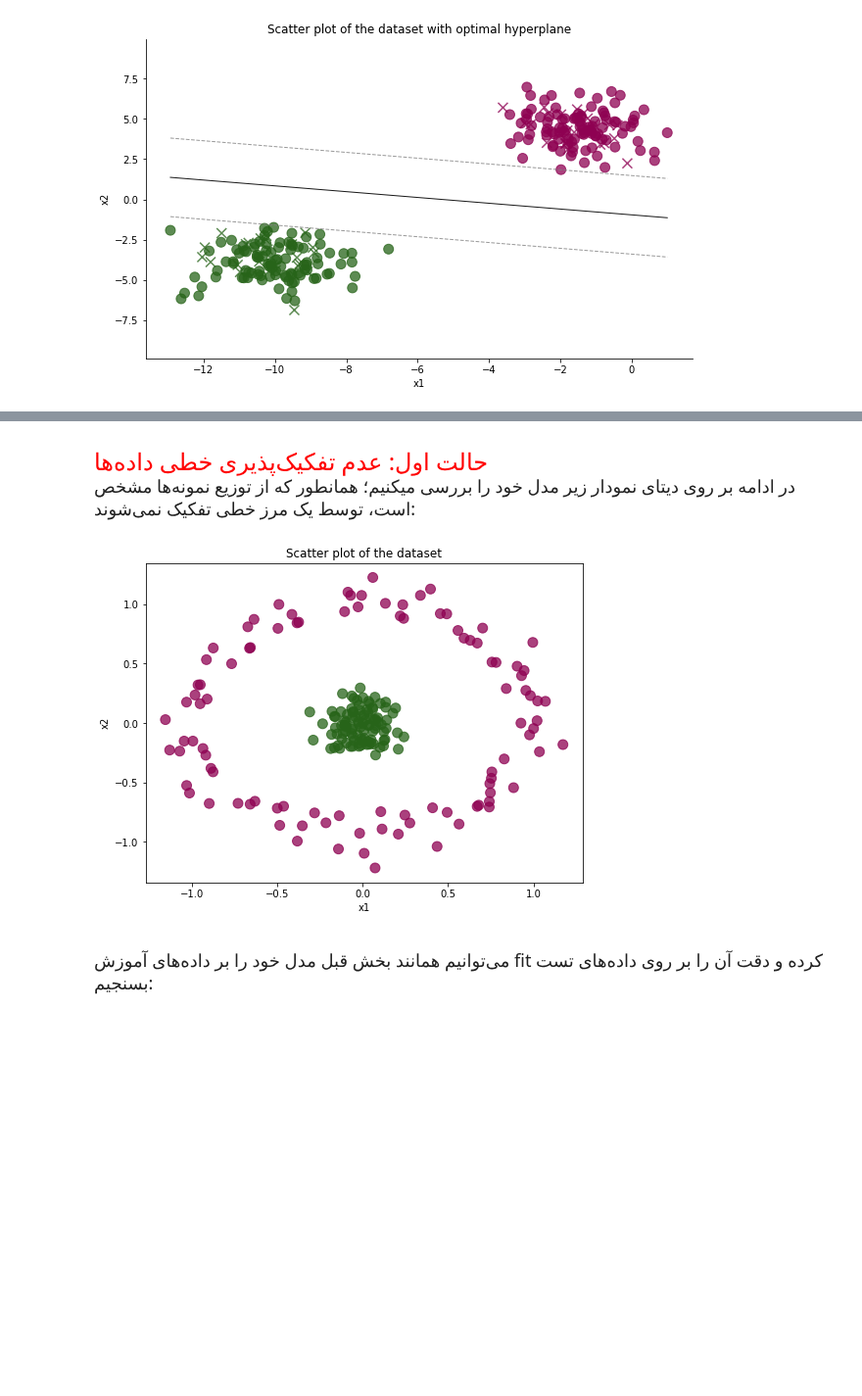
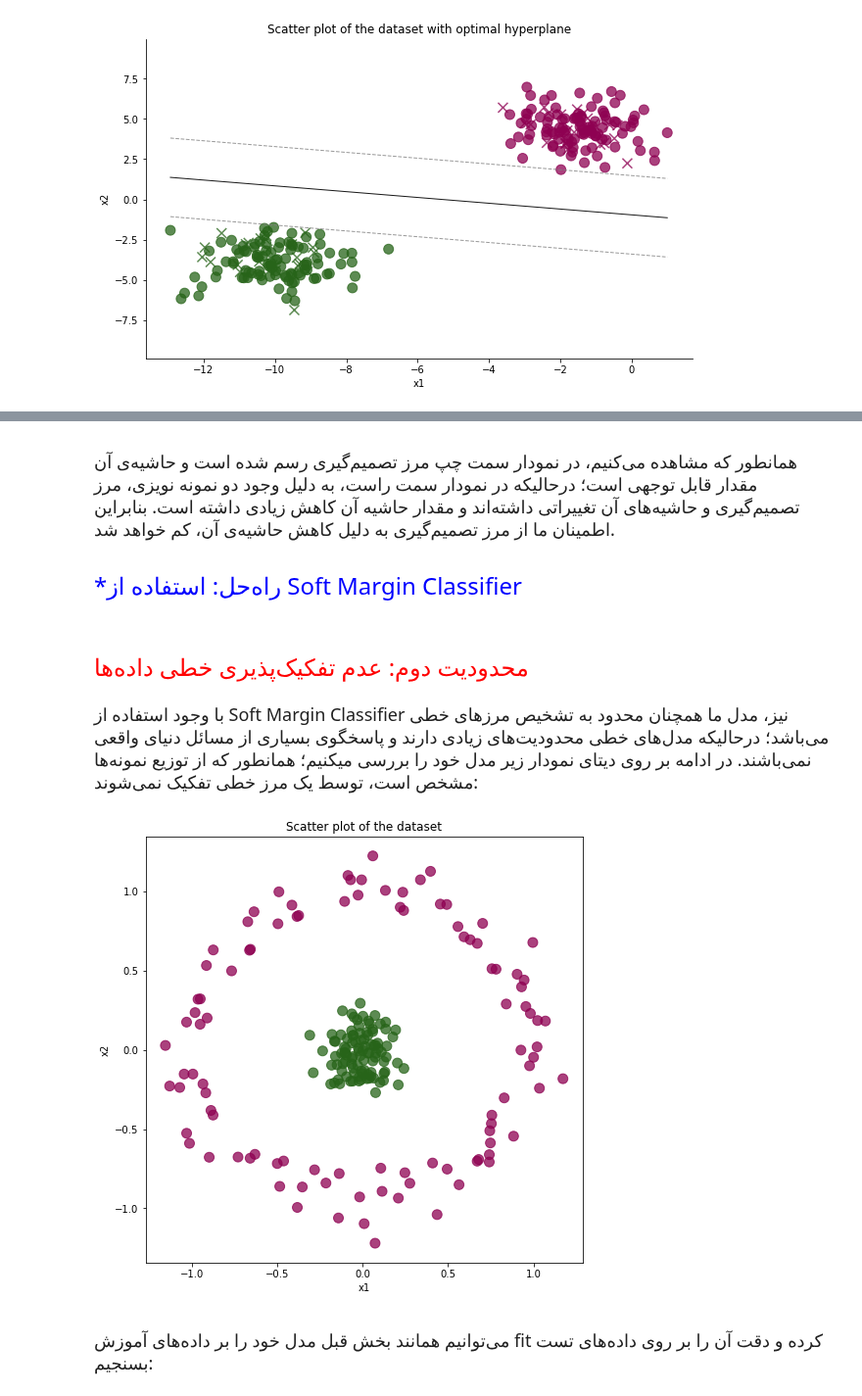
Before and after one commit to SharifiZarchi/Introduction_to_Machine_Learning, a Jupyter notebook: Jupyter_Notebooks/Chapter_03_Train_and_Evaluation/SVM.ipynb, the cells around one changed output, grey strips where cells are left out. Shown at 98% size. Cells and saved outputs as stored; diff of their text form; code cells hidden in the pictures; blank space fills up the shorter version.

```diff
--- a/Jupyter_Notebooks/Chapter_03_Train_and_Evaluation/SVM.ipynb
+++ b/Jupyter_Notebooks/Chapter_03_Train_and_Evaluation/SVM.ipynb
@@ -773,20 +798,28 @@ plt.show()
+# %% [markdown]
+<font face="XB Zar" size=4><div dir=rtl>
+همانطور که مشاهده می‌کنیم، در نمودار سمت چپ مرز تصمیم‌گیری رسم شده است و حاشیه‌ی آن مقدار قابل توجهی است؛ درحالیکه در نمودار سمت راست، به دلیل وجود دو نمونه نویزی، مرز تصمیم‌گیری و حاشیه‌های آن تغییراتی داشته‌اند و مقدار حاشیه آن کاهش زیادی داشته است. بنابراین اطمینان ما از مرز تصمیم‌گیری به دلیل کاهش حاشیه‌ی آن، کم خواهد شد.
+# %% [markdown]
+<font face="XB Zar" size=4><div dir=rtl>
+<font color="blue" size=5>*راه‌حل: استفاده از Soft Margin Classifier </font><br> <br>
 # %% [markdown]
 <font face="XB Zar" size=4><div dir=rtl>
-<font color="red" size="5">حالت اول: عدم تفکیک‌پذیری خطی داده‌ها</font> <br>
+<font color="red" size="5">محدودیت دوم: عدم تفکیک‌پذیری خطی داده‌ها</font> <br> <br>
+    با وجود استفاده از Soft Margin Classifier نیز، مدل ما همچنان محدود به تشخیص مرز‌های خطی می‌باشد؛ درحالیکه مدل‌های خطی محدودیت‌های زیادی دارند و پاسخگوی بسیاری از مسائل دنیای واقعی نمی‌باشند.
     در ادامه بر روی دیتای نمودار زیر مدل خود را بررسی میکنیم؛ همانطور که از توزیع نمونه‌ها مشخص است، توسط یک مرز خطی تفکیک نمی‌شوند:
 </div>
 # %%
 # create dataset
 X, y = datasets.make_circles(200, factor=0.1, noise=0.1, random_state=3)
 
-plt.figure(figsize=(8,6))
+plt.figure(figsize=(8,8))
 plt.set_cmap('PiYG')
 plt.scatter(X[:, 0], X[:, 1], marker='o', c=y, s=100, alpha=0.75);
 plt.xlabel("x1")
 plt.ylabel("x2")
-plt.title("Scatter plot of the dataset");
+plt.title("Scatter plot of the dataset")
+plt.show()
 # %% [output]
-[figure, old version]
+[figure, new version]
 # %% [markdown]
 <font face="XB Zar" size=4><div dir=rtl>
 می‌توانیم همانند بخش قبل مدل خود را بر داده‌های آموزش fit کرده و دقت آن را بر روی داده‌های تست بسنجیم:
```
Also changed, not shown: parts of 22 cells of this notebook.
